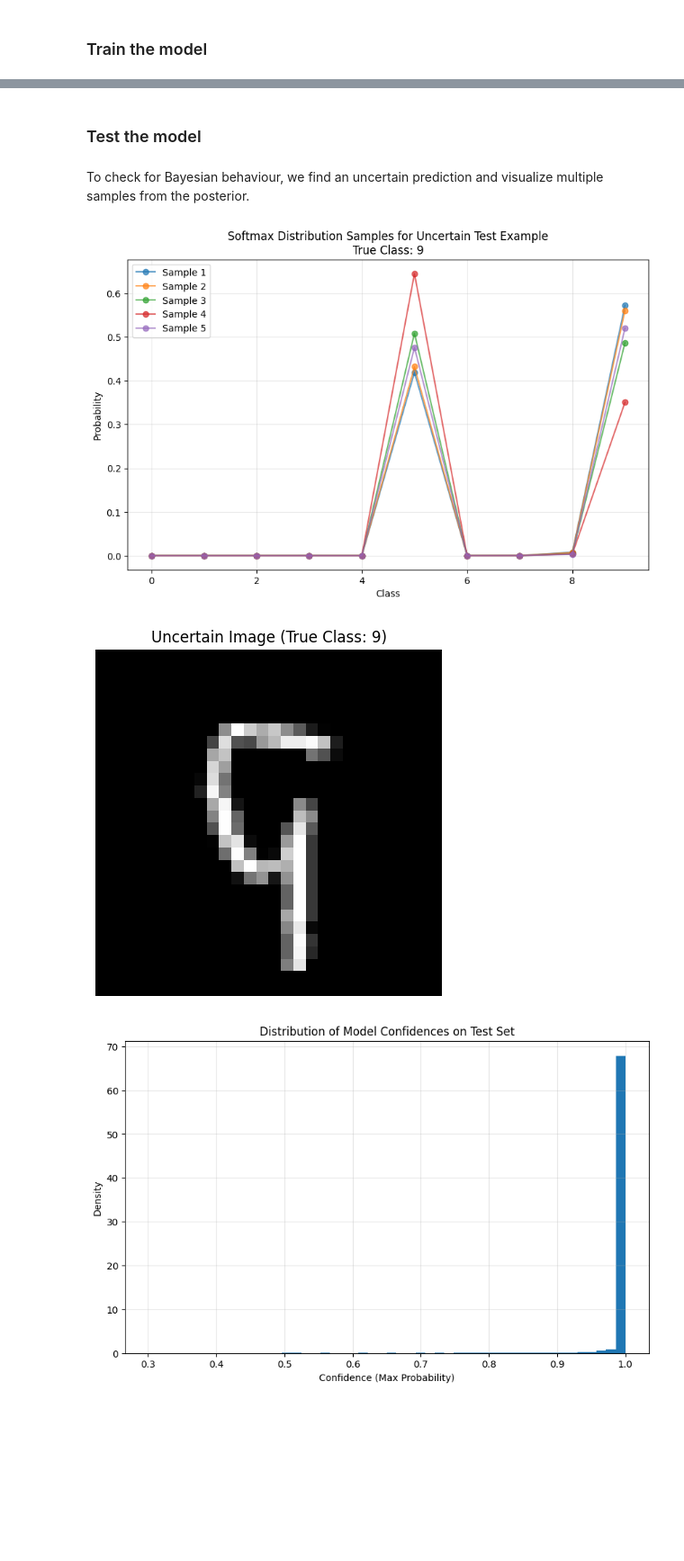
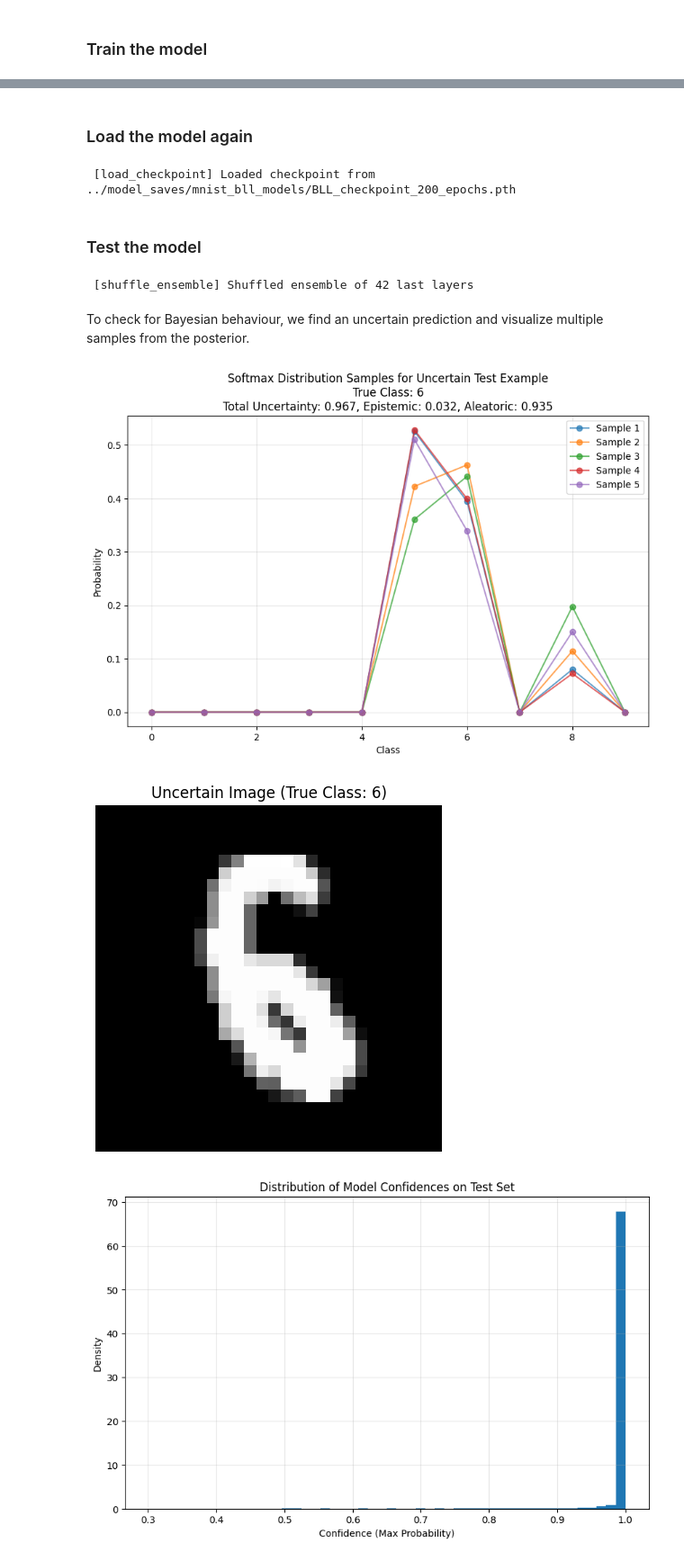
Before and after one commit to confinlay/Bayesian-CE, a Jupyter notebook: MyImplementation/training_notebooks/train-BLL.ipynb, the cells around one changed output, grey strips where cells are left out. Shown at 90% size. Saved outputs shown, nothing was run; the diff lists cells and outputs as text; code cells hidden in the pictures; blank space fills up the shorter version.

```diff
--- a/MyImplementation/training_notebooks/train-BLL.ipynb
+++ b/MyImplementation/training_notebooks/train-BLL.ipynb
@@ -41,10 +41,10 @@ class Config:
     bll_gauss_sig = 0.1
 
     # SGHMC parameters
-    burn_in = 10
+    burn_in = 15
     re_burn = 1e7
     sim_steps = 2      # Save model every N epochs
-    N_saves = 20       # Maximum ensemble size
+    N_saves = 300       # Maximum ensemble size
     resample_its = 10  # Resample momentum every N iterations
     resample_prior_its = 45
     nb_its_dev = 1     # Evaluate on validation set every epoch
@@ -187,5 +187,15 @@ Saved final model to: ../model_saves/mnist_bll_models/BLL_checkpoint_2606.pth
+# %% [markdown]
+### Load the model again
+# %%
+bll.load_checkpoint(models_dir + '/mnist_bll_models/BLL_checkpoint_200_epochs.pth')
+# %% [output]
+ [load_checkpoint] Loaded checkpoint from ../model_saves/mnist_bll_models/BLL_checkpoint_200_epochs.pth
 # %% [markdown]
 ### Test the model
+# %%
+bll.shuffle_ensemble()
+# %% [output]
+ [shuffle_ensemble] Shuffled ensemble of 42 last layers
 # %% [markdown]
 To check for Bayesian behaviour, we find an uncertain prediction and visualize multiple samples from the posterior.
 # %%
@@ -203,46 +213,51 @@ try:
             x_single = x[i:i+1]
             y_single = y[i:i+1]
 
-            # Get predictions from 5 different ensemble members
+            # Get predictions and uncertainty measures
+            mean_probs, uncertainties = bll.predict_with_uncertainty(x_single)
             probs = bll.sample_predict(x_single, Nsamples=num_samples)  # Shape: [5, 1, num_classes]
             probs = probs.squeeze(1)  # Remove batch dimension -> [5, num_classes]
 
             # Check if predictions are not all highly confident
             max_probs = probs.max(dim=1)[0]
-            if max_probs.mean() < 0.6:  # If average confidence is less than 99.9%
+            if max_probs.mean() < 0.5:  # If average confidence is less than 99.9%
                 found_uncertain = True
                 break
 
 except StopIteration:
     if not found_uncertain:
         print("Could not find uncertain prediction in entire test set")
 
 # Plot the softmax distributions
 plt.figure(figsize=(10, 6))
 x_axis = range(probs.shape[1])  # Range over number of classes
 
 for i in range(num_samples):
-    plt.plot(x_axis, probs[i].cpu().numpy(), 'o-', alpha=0.7, label=f'Sample {i+1}')
+    plt.plot(x_axis, probs[i].detach().cpu().numpy(), 'o-', alpha=0.7, label=f'Sample {i+1}')
 
 plt.xlabel('Class')
 plt.ylabel('Probability')
-plt.title(f'Softmax Distribution Samples for Uncertain Test Example\nTrue Class: {y_single.item()}')
+plt.title(f'Softmax Distribution Samples for Uncertain Test Example\n' +
+          f'True Class: {y_single.item()}\n' +
+          f'Total Uncertainty: {uncertainties["total_entropy"].item():.3f}, ' +
+          f'Epistemic: {uncertainties["epistemic_entropy"].item():.3f}, ' +
+          f'Aleatoric: {uncertainties["aleatoric_entropy"].item():.3f}')
 plt.legend()
 plt.grid(True, alpha=0.3)
 plt.show()
 
 # Display the uncertain image
 plt.figure(figsize=(5, 5))
 img = x_single.squeeze().cpu()
 if img.shape[0] == 1:  # If grayscale, remove channel dimension
     img = img.squeeze(0)
 plt.imshow(img, cmap='gray' if len(img.shape) == 2 else None)
 plt.axis('off')
 plt.title(f'Uncertain Image (True Class: {y_single.item()})')
 plt.show()
 # %% [output]
-[figure, old version]
+[figure, new version]
-[figure, old version]
+[figure, new version]
 # %%
 # Get predictions and confidences for entire test set
 all_confidences = []
```
Also changed, not shown: parts of 1 cell of this notebook, 12 other files.
